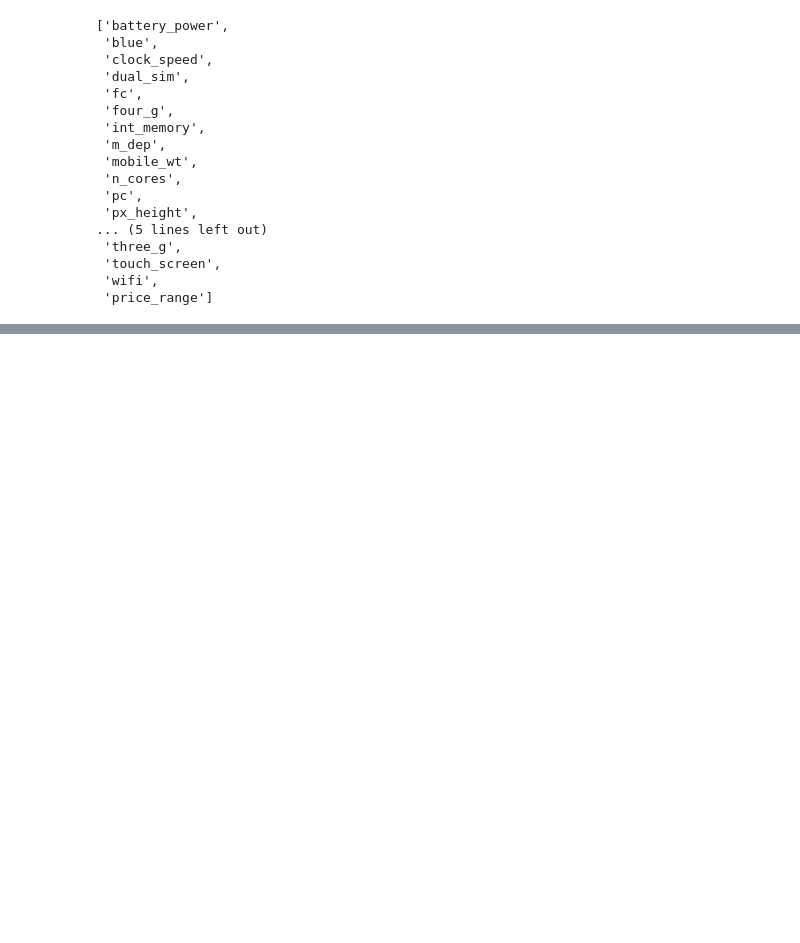
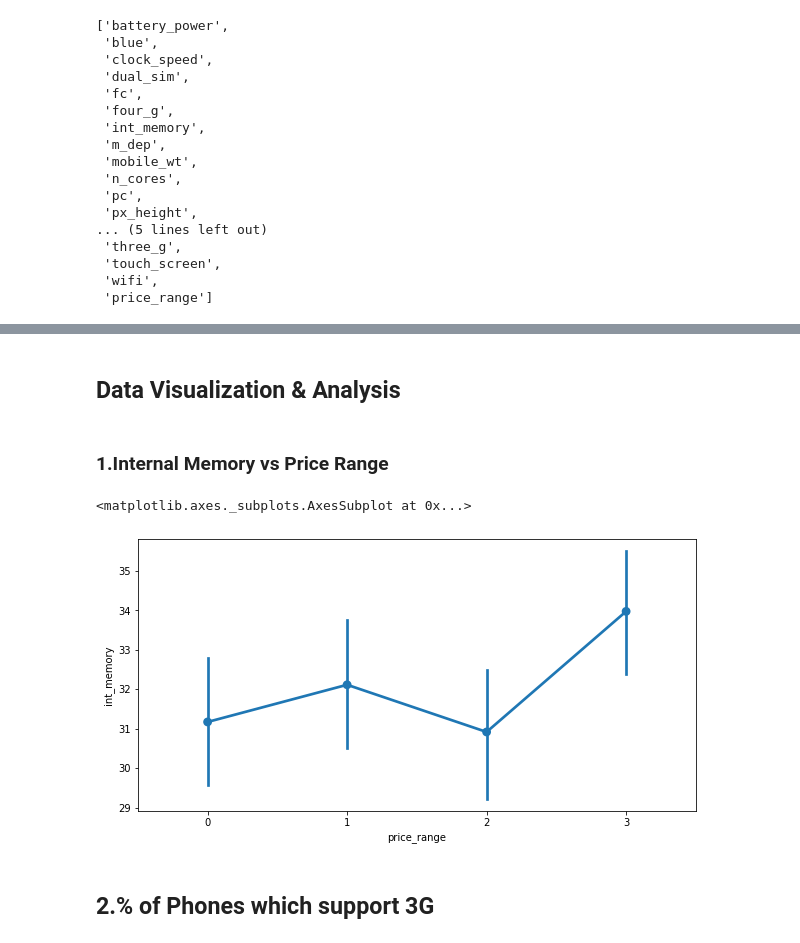
Before and after one commit to RohanAG2806/Mobile-Price-Range-Prediction, a Jupyter notebook: Mobile_price_range_prediction_capstone_project.ipynb, the cells around one changed output, grey strips where cells are left out. Saved outputs shown, nothing was run; the diff lists cells and outputs as text; code cells hidden in the pictures; blank space fills up the shorter version.

```diff
--- a/Mobile_price_range_prediction_capstone_project.ipynb
+++ b/Mobile_price_range_prediction_capstone_project.ipynb
@@ -189,0 +202,13 @@ dist_column
+# %% [markdown]
+## **Data Visualization & Analysis**
+# %% [markdown]
+### 1.Internal Memory vs Price Range
+# %%
+#Internal Memory vs Price Range
+plt.figure(figsize=(10,5))
+sns.pointplot(x="price_range",y="int_memory", data=data)
+# %% [output]
+<matplotlib.axes._subplots.AxesSubplot at 0x...>
+[figure, added]
+# %% [markdown]
+## 2.% of Phones which support 3G
```
Also changed, not shown: parts of 69 cells of this notebook.
